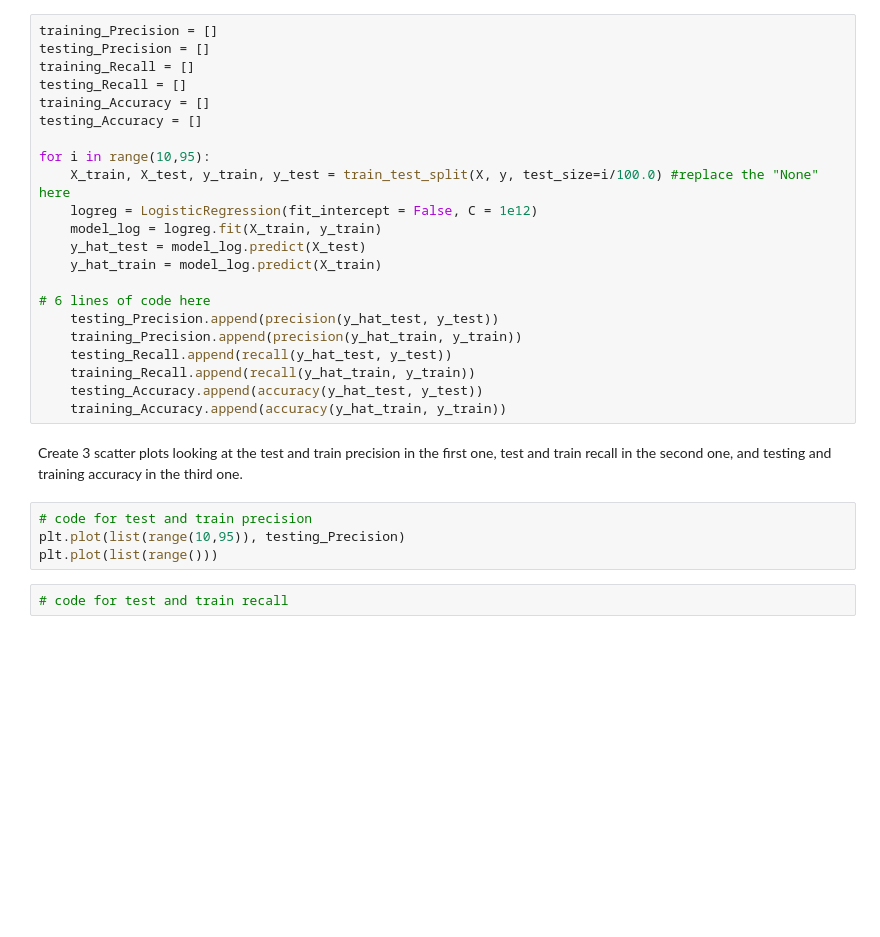
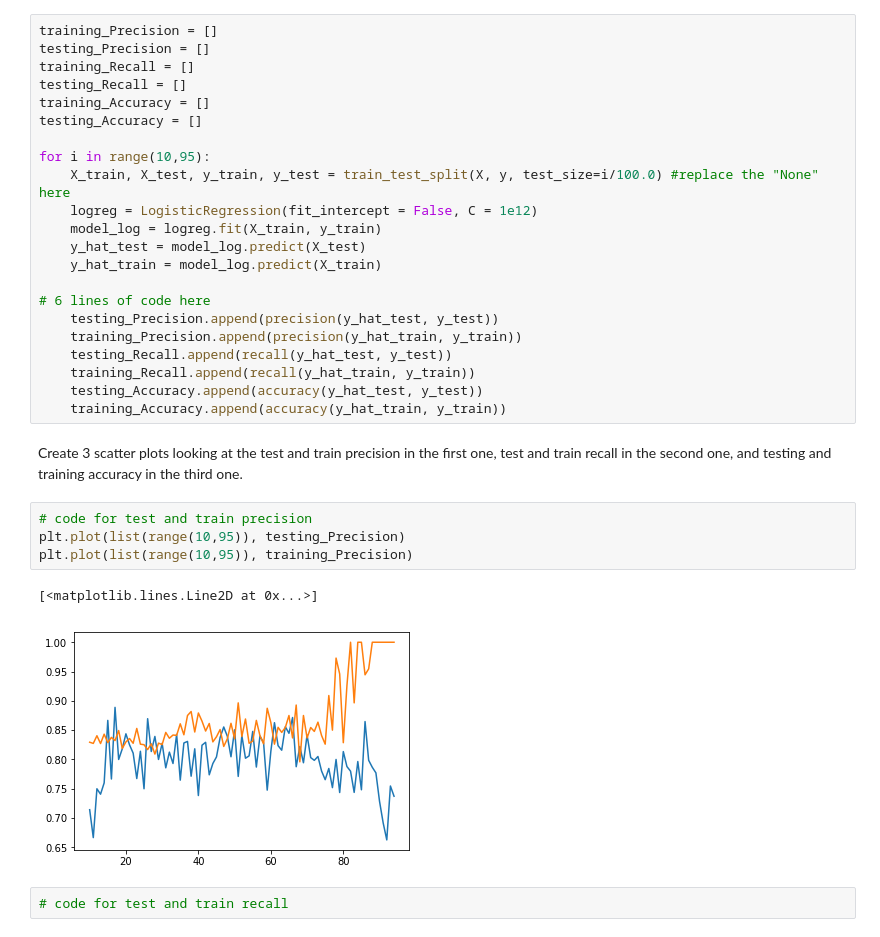
Before and after one commit to worldyne/dsc-3-29-06-evaluating-logistic-regression-models-lab-seattle-ds-career-040119, a Jupyter notebook: index.ipynb, the cells around one changed output. Cells and saved outputs as stored; diff of their text form; blank space fills up the shorter version.

```diff
--- a/index.ipynb
+++ b/index.ipynb
@@ -129,7 +129,10 @@ Create 3 scatter plots looking at the test and train precision in the first one,
 # %%
 # code for test and train precision
 plt.plot(list(range(10,95)), testing_Precision)
-plt.plot(list(range()))
+plt.plot(list(range(10,95)), training_Precision)
+# %% [output]
+[<matplotlib.lines.Line2D at 0x...>]
+[figure, added]
 # %%
 # code for test and train recall
 # %%
```
